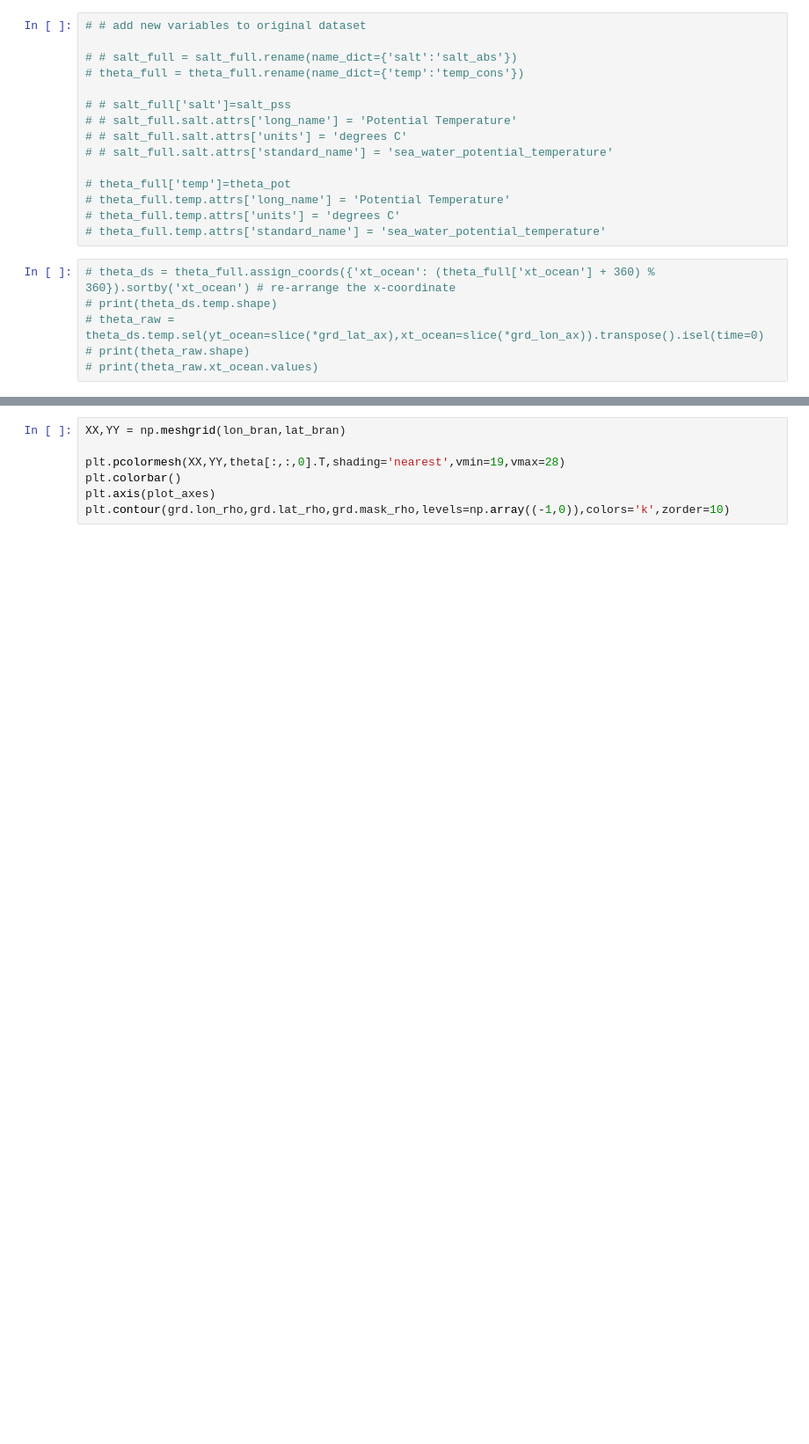
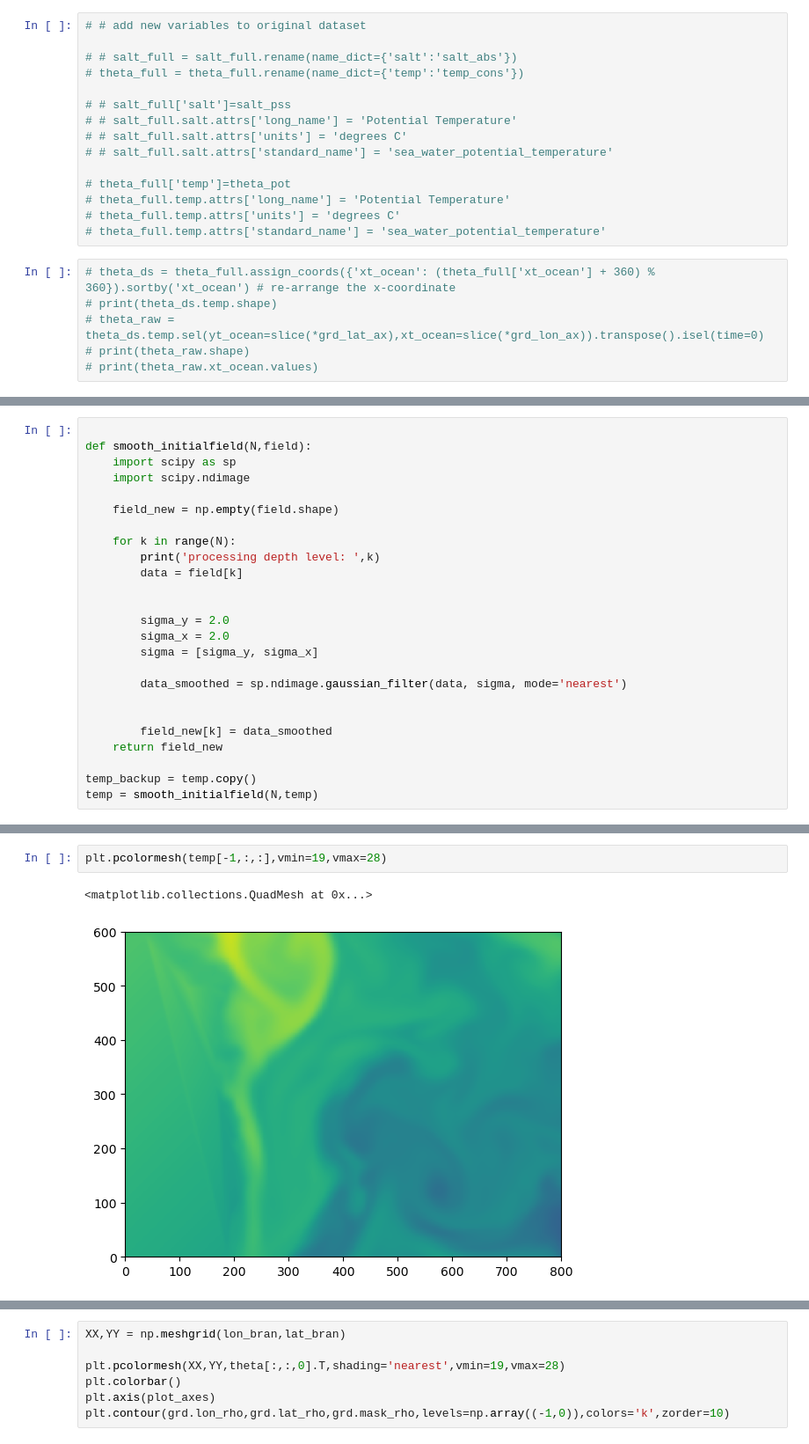
Before and after one commit to dgwyther/se-qld-model, a Jupyter notebook: notebooks/make_ini-seqld_bran.ipynb, the cells around one changed output, grey strips where cells are left out. Shown: that part at 88% size. Cells and saved outputs as stored; diff of their text form; blank space fills up the shorter version.

Commit message:
fixed smoothing ini bran

```diff
--- a/notebooks/make_ini-seqld_bran.ipynb
+++ b/notebooks/make_ini-seqld_bran.ipynb
@@ -466,0 +336,25 @@ Finished
+# %%
+
+def smooth_initialfield(N,field):
+    import scipy as sp
+    import scipy.ndimage
+
+    field_new = np.empty(field.shape)
+
+    for k in range(N):
+        print('processing depth level: ',k)
+        data = field[k]
+
+
+        sigma_y = 2.0
+        sigma_x = 2.0
+        sigma = [sigma_y, sigma_x]
+
+        data_smoothed = sp.ndimage.gaussian_filter(data, sigma, mode='nearest')
+
+
+        field_new[k] = data_smoothed
+    return field_new
+
+temp_backup = temp.copy()
+temp = smooth_initialfield(N,temp)
@@ -466,0 +379,5 @@ Finished
+# %%
+plt.pcolormesh(temp[-1,:,:],vmin=19,vmax=28)
+# %% [output]
+<matplotlib.collections.QuadMesh at 0x...>
+[figure, added]
```
Also changed, not shown: parts of 7 cells of this notebook.
